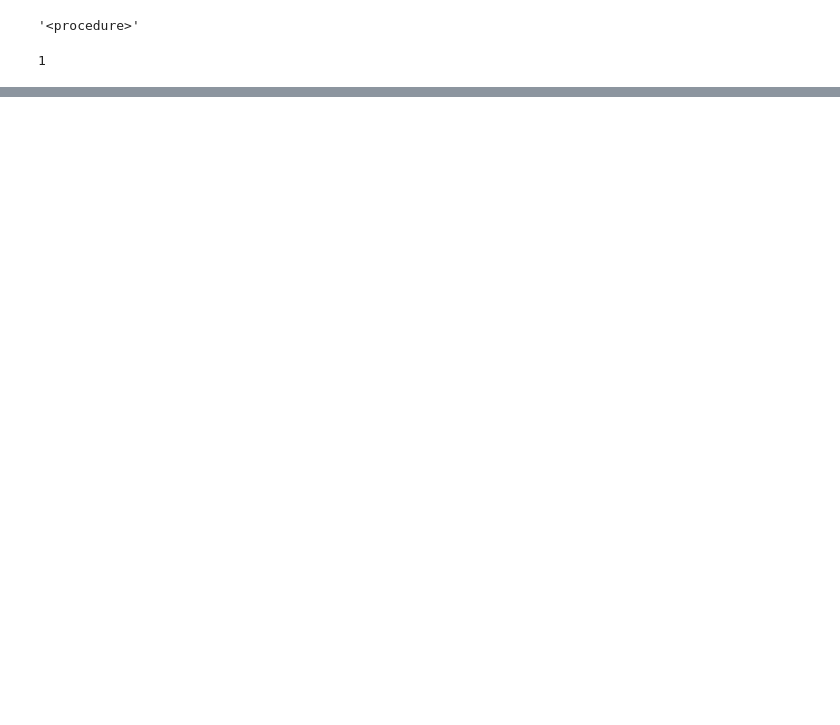
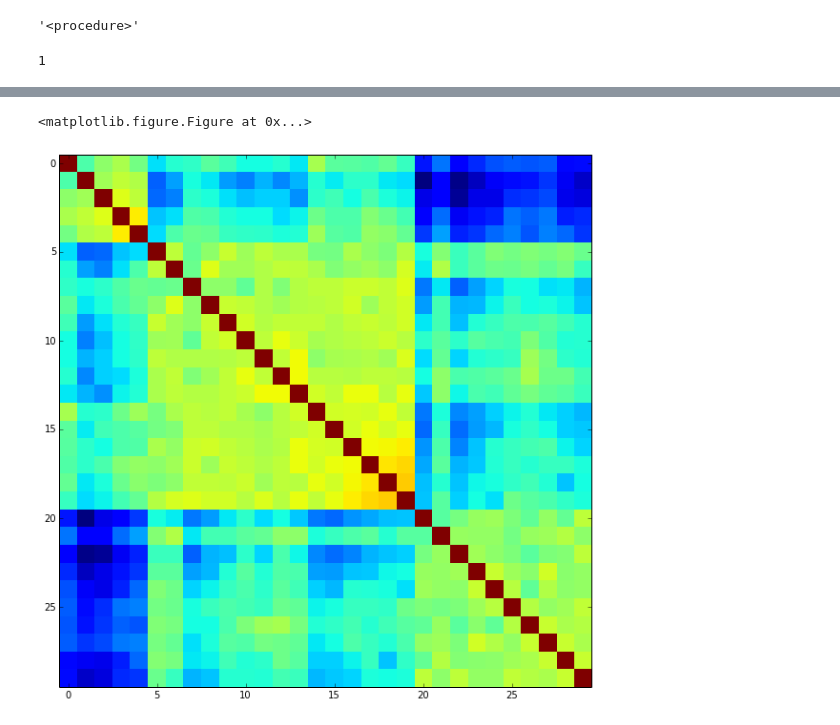
Before and after one commit to ap728/ppl-hormones, a Jupyter notebook: src/main.ipynb, the cells around one changed output, grey strips where cells are left out. Drawn from its saved outputs; the diff is of its cells as text; code cells hidden in the pictures; blank space fills up the shorter version.

Commit message:
reorganize co-occurence matrix by linkage

```diff
--- a/src/main.ipynb
+++ b/src/main.ipynb
@@ -238,7 +267,7 @@ samples = list()
 
 for _ in range(500):
 
-    v.infer(1000)
+    v.infer(5000)
 
     cluster_memberships = v.sample('(list ' + ' '.join('(cluster_membership %d)' % index
                                                    for index in range(len(X))) + ')')
@@ -268,11 +297,15 @@ co_occurrence_matrix = np.zeros((samples.shape[1], samples.shape[1]))
 for label in cluster_labels:
     co_occurrence_matrix += np.dot((samples.T == label) * 1, (samples == label) * 1)
 
+
+# Reshape co-occurence_matrix by linkage
+reshaped = sch.linkage(co_occurrence_matrix)
+
 # print(co_occurrence_matrix)
 # print(co_occurrence_matrix.shape)
 
-fig, ax = plt.subplots(figsize=(10, 10), dpi=100)
-plt.clf()
-ax.imshow(co_occurrence_matrix, interpolation='none') #I don't understand why this isn't working
-plt.imshow(co_occurrence_matrix)
-plt.show()
+# plt.clf()
+# fig, ax = plt.subplots(figsize=(10, 10), dpi=100)
+
+# ax.imshow(co_occurrence_matrix, interpolation='nearest') #interpolation changes fuzzyness. try 'none' or 'nearest'
+# plt.show()
@@ -283,0 +312,29 @@ plt.show()
+# %%
+# Reshape co-occurence_matrix by linkage
+linkage = sch.linkage(co_occurrence_matrix)
+dendrogram_right = sch.dendrogram(linkage, orientation='right')
+dendrogram = sch.dendrogram(linkage)
+idx1 = dendrogram_right['leaves']
+idx2 = dendrogram['leaves']
+co_occurrence_matrix = co_occurrence_matrix[idx1,:]
+co_occurrence_matrix = co_occurrence_matrix[:,idx2]
+
+# Co-occurrence matrix figure
+
+plt.clf()
+fig, ax = plt.subplots(figsize=(10, 10), dpi=100)
+ax.imshow(co_occurrence_matrix, interpolation='nearest')
+plt.savefig('co-occurrence.pdf') # this line has to come before plt.show
+plt.show()
+
+# print(reshaped)
+# reshaped.shape
+
+# plt.clf()
+# fig, ax = plt.subplots(figsize=(10, 10), dpi=100)
+# ax.imshow(reshaped, interpolation='nearest')
+# plt.savefig('co-occurrence.pdf') # this line has to come before plt.show
+# plt.show()
+# %% [output]
+<matplotlib.figure.Figure at 0x...>
+[figure, added]
```
Also changed, not shown: parts of 9 cells of this notebook.
